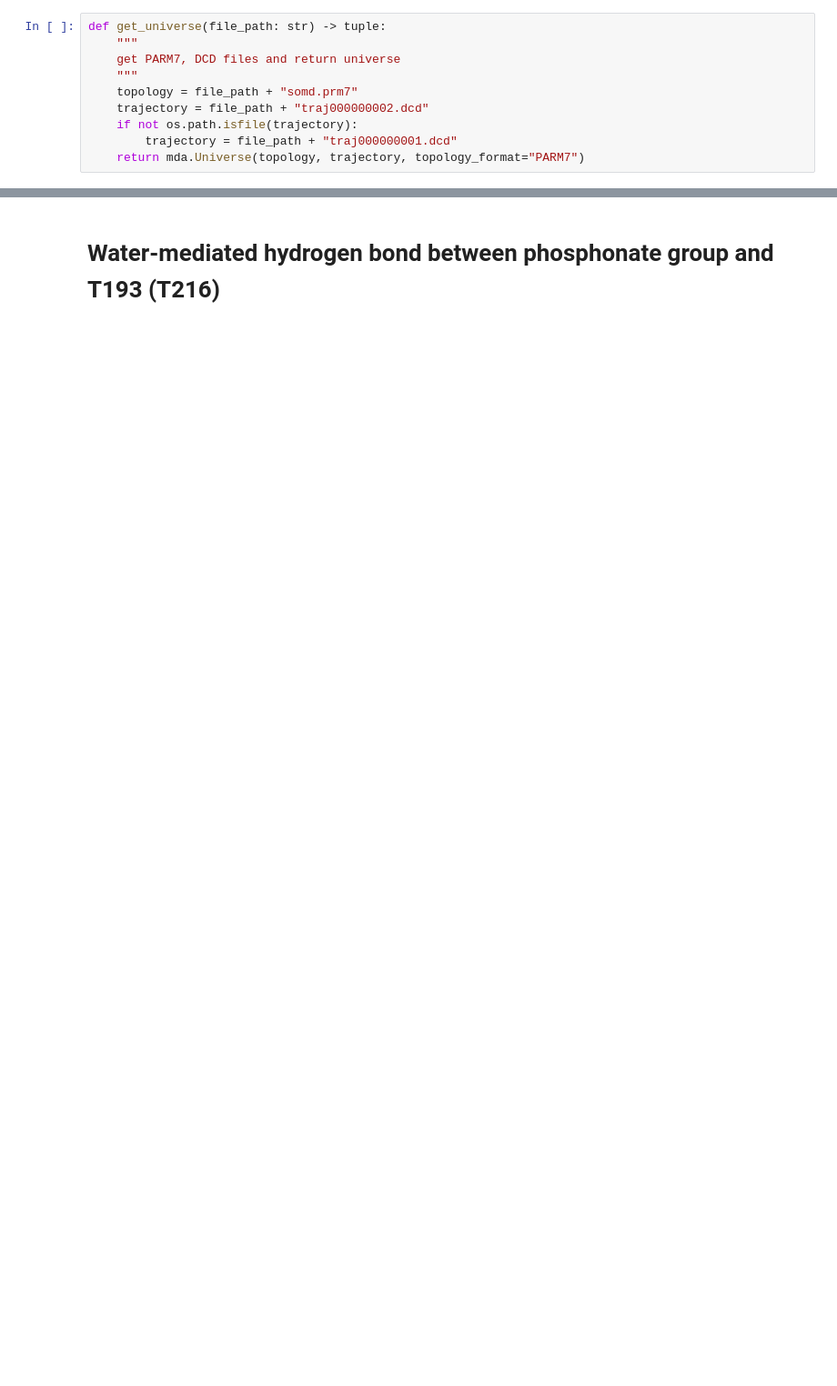
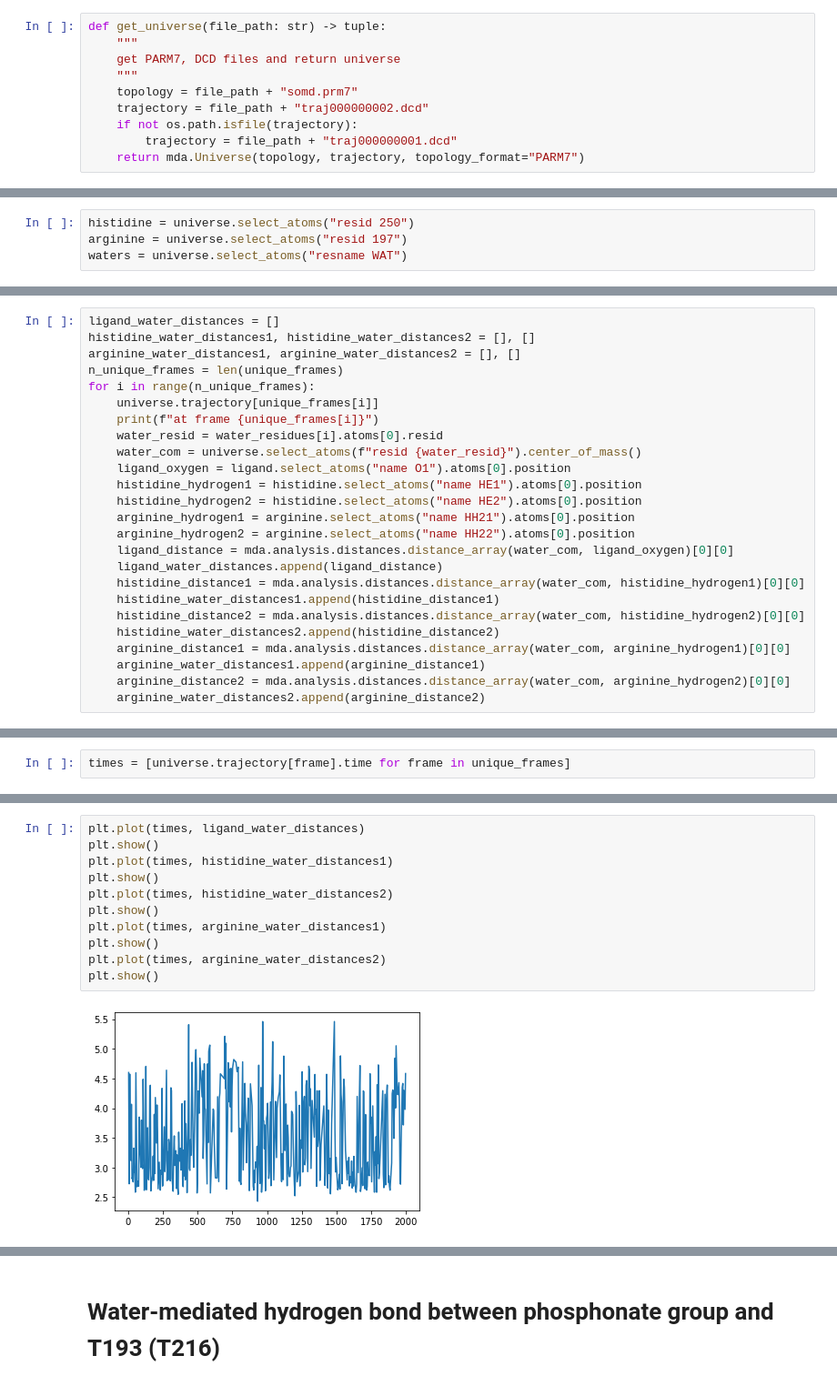
Before and after one commit to jasmin-guven/first_year_project, a Jupyter notebook: execution_model/scripts/water_mediated_hb.ipynb, the cells around one changed output, grey strips where cells are left out. Shown at 91% size. Cells and saved outputs as stored; diff of their text form; blank space fills up the shorter version.

Commit message:
water plots

```diff
--- a/execution_model/scripts/water_mediated_hb.ipynb
+++ b/execution_model/scripts/water_mediated_hb.ipynb
@@ -20,0 +30,4 @@ def get_universe(file_path: str) -> tuple:
+# %%
+histidine = universe.select_atoms("resid 250")
+arginine = universe.select_atoms("resid 197")
+waters = universe.select_atoms("resname WAT")
@@ -20,0 +110,25 @@ def get_universe(file_path: str) -> tuple:
+# %%
+ligand_water_distances = []
+histidine_water_distances1, histidine_water_distances2 = [], []
+arginine_water_distances1, arginine_water_distances2 = [], []
+n_unique_frames = len(unique_frames)
+for i in range(n_unique_frames):
+    universe.trajectory[unique_frames[i]]
+    print(f"at frame {unique_frames[i]}")
+    water_resid = water_residues[i].atoms[0].resid
+    water_com = universe.select_atoms(f"resid {water_resid}").center_of_mass()
+    ligand_oxygen = ligand.select_atoms("name O1").atoms[0].position
+    histidine_hydrogen1 = histidine.select_atoms("name HE1").atoms[0].position
+    histidine_hydrogen2 = histidine.select_atoms("name HE2").atoms[0].position
+    arginine_hydrogen1 = arginine.select_atoms("name HH21").atoms[0].position
+    arginine_hydrogen2 = arginine.select_atoms("name HH22").atoms[0].position
+    ligand_distance = mda.analysis.distances.distance_array(water_com, ligand_oxygen)[0][0]
+    ligand_water_distances.append(ligand_distance)
+    histidine_distance1 = mda.analysis.distances.distance_array(water_com, histidine_hydrogen1)[0][0]
+    histidine_water_distances1.append(histidine_distance1)
+    histidine_distance2 = mda.analysis.distances.distance_array(water_com, histidine_hydrogen2)[0][0]
+    histidine_water_distances2.append(histidine_distance2)
+    arginine_distance1 = mda.analysis.distances.distance_array(water_com, arginine_hydrogen1)[0][0]
+    arginine_water_distances1.append(arginine_distance1)
+    arginine_distance2 = mda.analysis.distances.distance_array(water_com, arginine_hydrogen2)[0][0]
+    arginine_water_distances2.append(arginine_distance2)
@@ -20,0 +153,2 @@ def get_universe(file_path: str) -> tuple:
+# %%
+times = [universe.trajectory[frame].time for frame in unique_frames]
@@ -20,0 +167,13 @@ def get_universe(file_path: str) -> tuple:
+# %%
+plt.plot(times, ligand_water_distances)
+plt.show()
+plt.plot(times, histidine_water_distances1)
+plt.show()
+plt.plot(times, histidine_water_distances2)
+plt.show()
+plt.plot(times, arginine_water_distances1)
+plt.show()
+plt.plot(times, arginine_water_distances2)
+plt.show()
+# %% [output]
+[figure, added]
```
Also changed, not shown: parts of 41 cells of this notebook, 4 other files.
